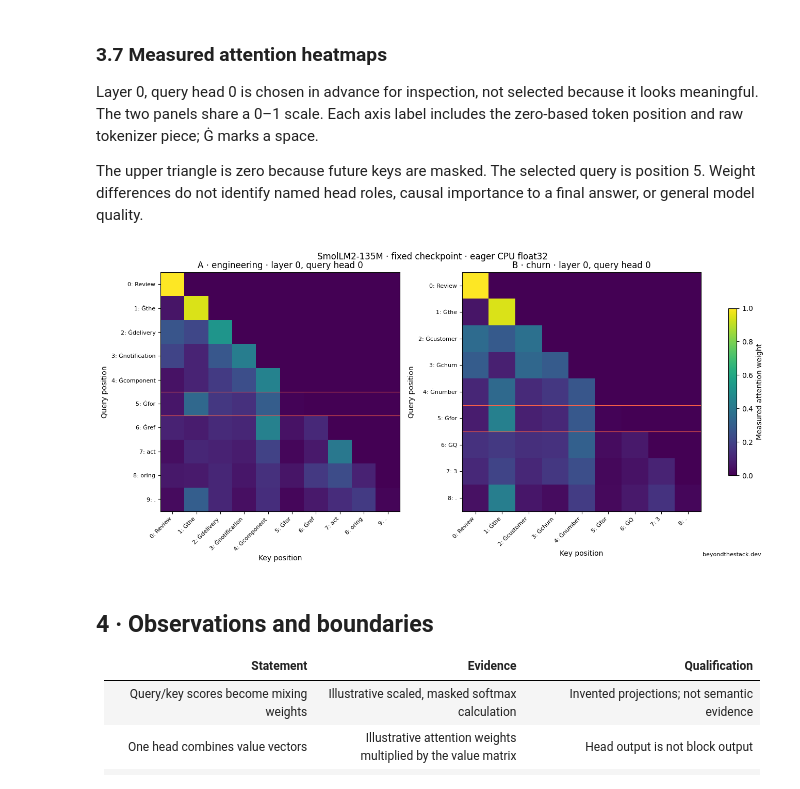
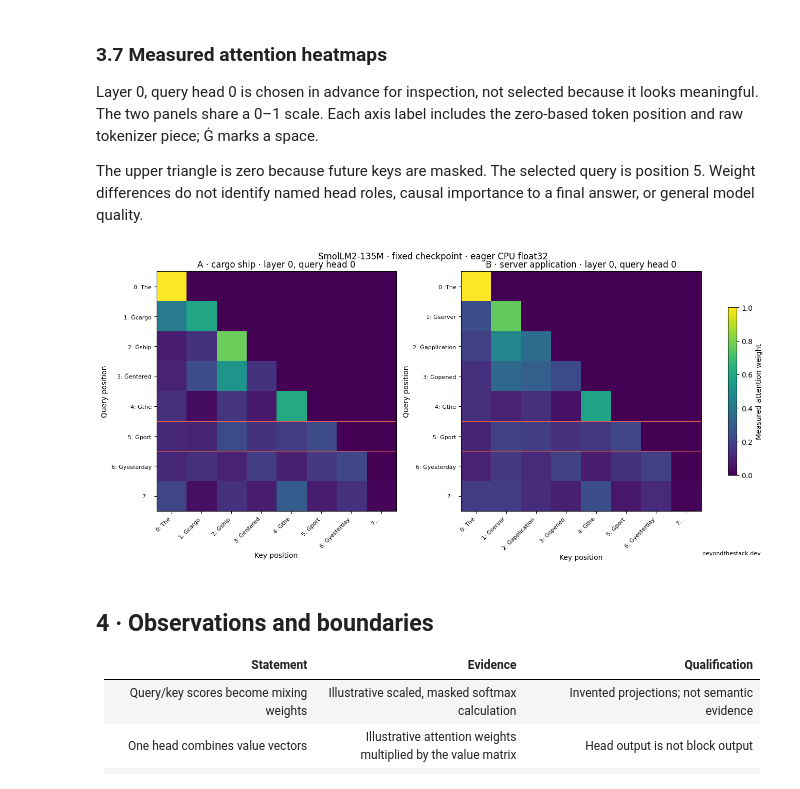
Before and after one commit to nabeelahmed/beyond-the-stack-notes, a Jupyter notebook: 04_attention/article_04_attention_smolLM2.ipynb, the cells around one changed output. Cells and saved outputs as stored; diff of their text form; code cells hidden in the pictures.

Commit message:
Use contextual port examples in attention notebook

```diff
--- a/04_attention/article_04_attention_smolLM2.ipynb
+++ b/04_attention/article_04_attention_smolLM2.ipynb
@@ -575,9 +575,9 @@ Compare two work requests: `Review the delivery notification component for refac
 
 A third input changes only the suffix after that position. It tests the causal restriction separately from the preceding-context comparison. All positions are zero-based; no automatic special tokens are inserted.
 # %%
-PROMPT_A = "Review the delivery notification component for refactoring."
-PROMPT_B = "Review the customer churn number for Q3."
-PROMPT_FUTURE_CONTROL = "Review the delivery notification component for testing."
+PROMPT_A = "The cargo ship entered the port yesterday."
+PROMPT_B = "The server application opened the port yesterday."
+PROMPT_FUTURE_CONTROL = "The cargo ship entered the port today."
 
 def encode_prompt(text):
     return tokenizer(text, return_tensors="pt", add_special_tokens=False)
@@ -860,20 +860,20 @@ Layer 0, query head 0 is chosen in advance for inspection, not selected because
 The upper triangle is zero because future keys are masked. The selected query is position 5. Weight differences do not identify named head roles, causal importance to a final answer, or general model quality.
 # %%
 fig, axes = plt.subplots(1, 2, figsize=(13, 6), constrained_layout=True)
-for axis, label, inputs, probe in zip(axes, ("A · engineering", "B · churn"), (inputs_a, inputs_b), (probe_a, probe_b)):
+for axis, label, inputs, probe in zip(axes, ("A · cargo ship", "B · server application"), (inputs_a, inputs_b), (probe_a, probe_b)):
     pieces = tokenizer.convert_ids_to_tokens(inputs["input_ids"][0].tolist())
     labels = [f"{i}: {piece}" for i, piece in enumerate(pieces)]
     image = draw_attention(axis, probe["attention_weights"][0, selected_head], labels,
                            f"{label} · layer 0, query head 0")
     axis.axhline(selected_position-0.5, color="tomato", linewidth=0.8)
     axis.axhline(selected_position+0.5, color="tomato", linewidth=0.8)
 fig.colorbar(image, ax=axes, label="Measured attention weight", shrink=0.7)
 fig.suptitle("SmolLM2-135M · fixed checkpoint · eager CPU float32")
 fig.text(0.99, 0.01, "beyondthestack.dev", ha="right", fontsize=8)
 plt.show()
 plt.close(fig)
 # %% [output]
-[figure, old version]
+[figure, new version]
 # %% [markdown]
 ## 4 · Observations and boundaries
 | Statement | Evidence | Qualification |
```
Also changed, not shown: parts of 10 cells of this notebook.
